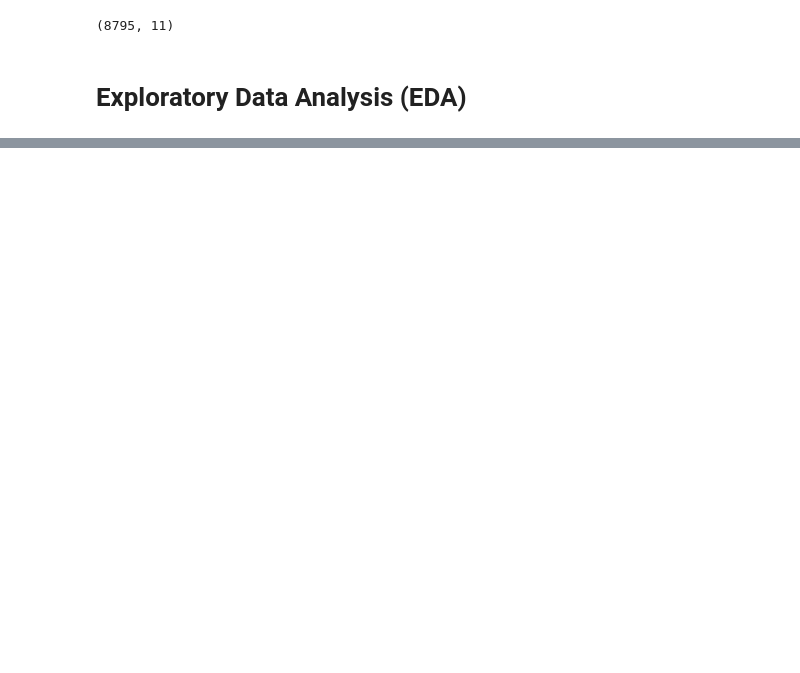
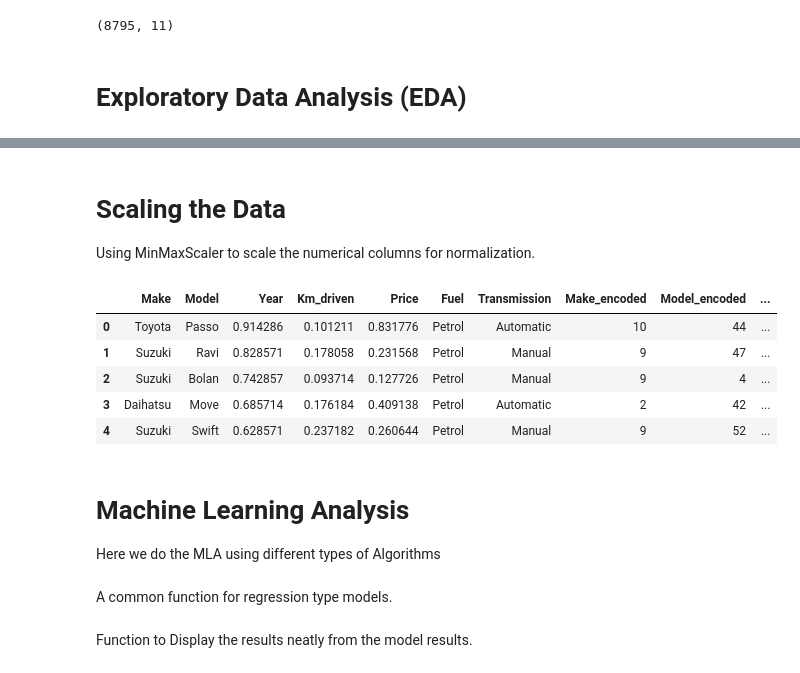
Before and after one commit to Aktron16/Machine_Learning_CarsML, a Jupyter notebook: Project.ipynb, the cells around one changed output, grey strips where cells are left out. Saved outputs shown, nothing was run; the diff lists cells and outputs as text; code cells hidden in the pictures; blank space fills up the shorter version.

Commit message:
Made a Dedicated function for the models Added comments and Markdown Cells

```diff
--- a/Project.ipynb
+++ b/Project.ipynb
@@ -448,0 +390,24 @@ R^2: 0.92
+# %% [markdown]
+# Scaling the Data
+
+Using MinMaxScaler to scale the numerical columns for normalization.
+# %%
+features_to_scale = ['Year','Km_driven','Price']
+
+# Initialize the MinMaxScaler
+scaler = MinMaxScaler()
+
+df_scaled = df_encoded.copy()
+df_scaled[features_to_scale] = scaler.fit_transform(df_scaled[features_to_scale])
+df_scaled.head()
+# %% [output]
+|  | Make | Model | Year | Km_driven | Price | Fuel | Transmission | Make_encoded | Model_encoded | ... |
+| 0 | Toyota | Passo | 0.914286 | 0.101211 | 0.831776 | Petrol | Automatic | 10 | 44 | ... |
+| 1 | Suzuki | Ravi | 0.828571 | 0.178058 | 0.231568 | Petrol | Manual | 9 | 47 | ... |
+| 2 | Suzuki | Bolan | 0.742857 | 0.093714 | 0.127726 | Petrol | Manual | 9 | 4 | ... |
+| 3 | Daihatsu | Move | 0.685714 | 0.176184 | 0.409138 | Petrol | Automatic | 2 | 42 | ... |
+| 4 | Suzuki | Swift | 0.628571 | 0.237182 | 0.260644 | Petrol | Manual | 9 | 52 | ... |
+# %% [markdown]
+# Machine Learning Analysis
+
+Here we do the MLA using different types of Algorithms
@@ -448,0 +420,2 @@ R^2: 0.92
+# %% [markdown]
+A common function for regression type models.
@@ -448,0 +436,2 @@ R^2: 0.92
+# %% [markdown]
+Function to Display the results neatly from the model results.
```
Also changed, not shown: parts of 69 cells of this notebook.
